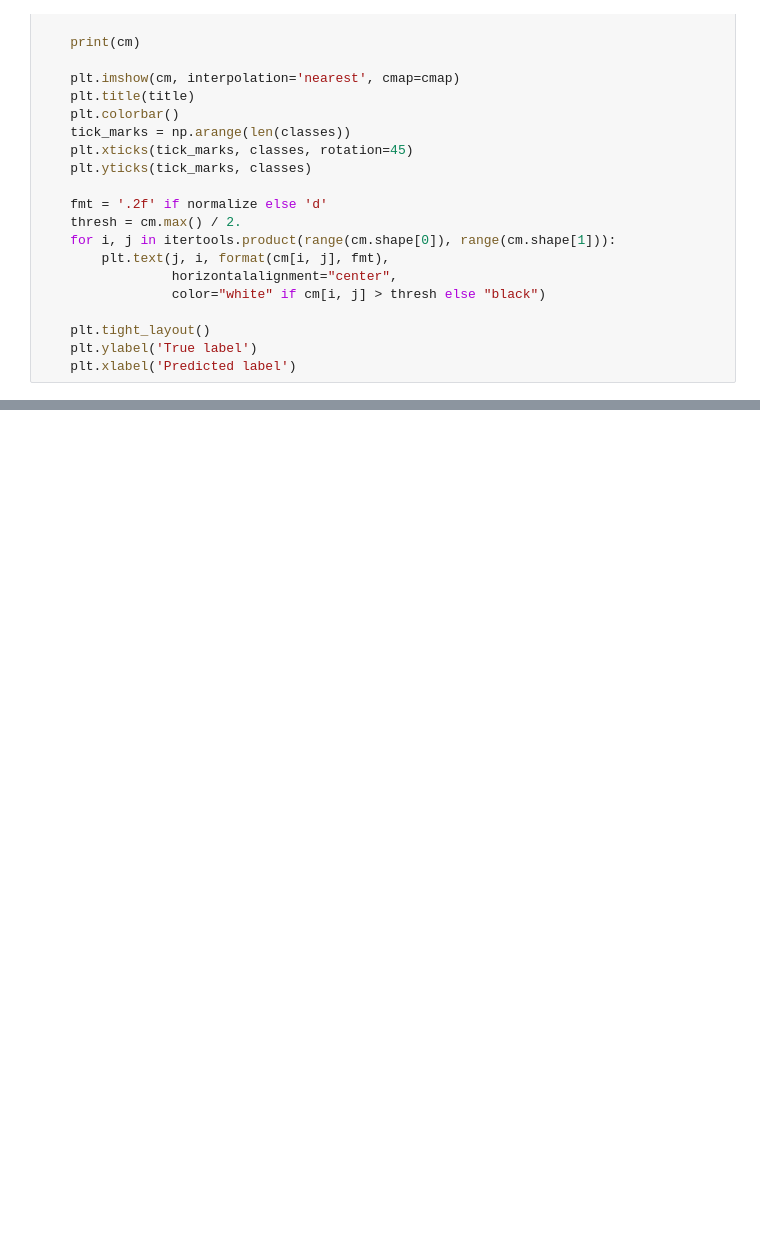
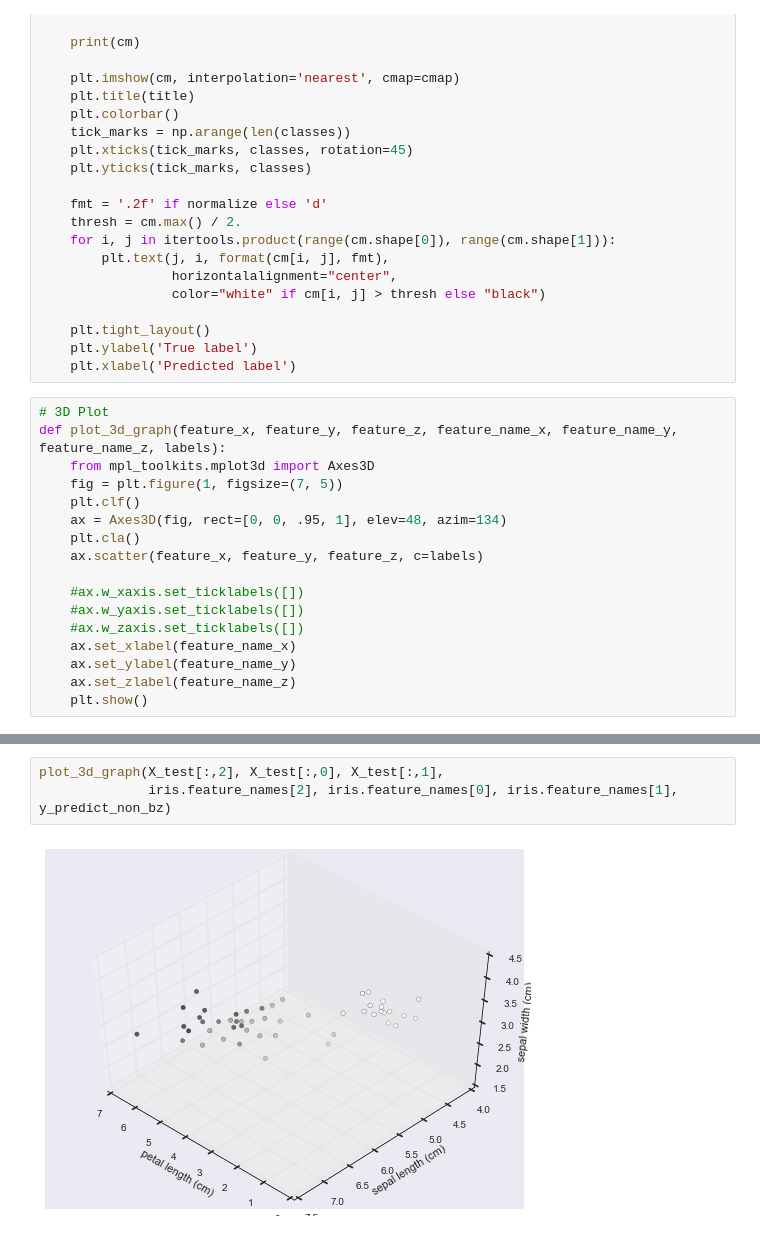
Before and after one commit to jainsrbh/fbproject, a Jupyter notebook: knn_final.ipynb, the cells around one changed output, grey strips where cells are left out. Saved outputs shown, nothing was run; the diff lists cells and outputs as text; blank space fills up the shorter version.

```diff
--- a/knn_final.ipynb
+++ b/knn_final.ipynb
@@ -67,4 +67,21 @@ def plot_confusion_matrix(cm, classes,
     plt.tight_layout()
     plt.ylabel('True label')
     plt.xlabel('Predicted label')
+# %%
+# 3D Plot
+def plot_3d_graph(feature_x, feature_y, feature_z, feature_name_x, feature_name_y, feature_name_z, labels):
+    from mpl_toolkits.mplot3d import Axes3D
+    fig = plt.figure(1, figsize=(7, 5))
+    plt.clf()
+    ax = Axes3D(fig, rect=[0, 0, .95, 1], elev=48, azim=134)
+    plt.cla()
+    ax.scatter(feature_x, feature_y, feature_z, c=labels)
+
+    #ax.w_xaxis.set_ticklabels([])
+    #ax.w_yaxis.set_ticklabels([])
+    #ax.w_zaxis.set_ticklabels([])
+    ax.set_xlabel(feature_name_x)
+    ax.set_ylabel(feature_name_y)
+    ax.set_zlabel(feature_name_z)
+    plt.show()
 # %%
@@ -112,0 +135,5 @@ Confusion matrix, without normalization
+# %%
+plot_3d_graph(X_test[:,2], X_test[:,0], X_test[:,1],
+              iris.feature_names[2], iris.feature_names[0], iris.feature_names[1], y_predict_non_bz)
+# %% [output]
+[figure, added]
```
Also changed, not shown: parts of 6 cells of this notebook, 2 other files.
